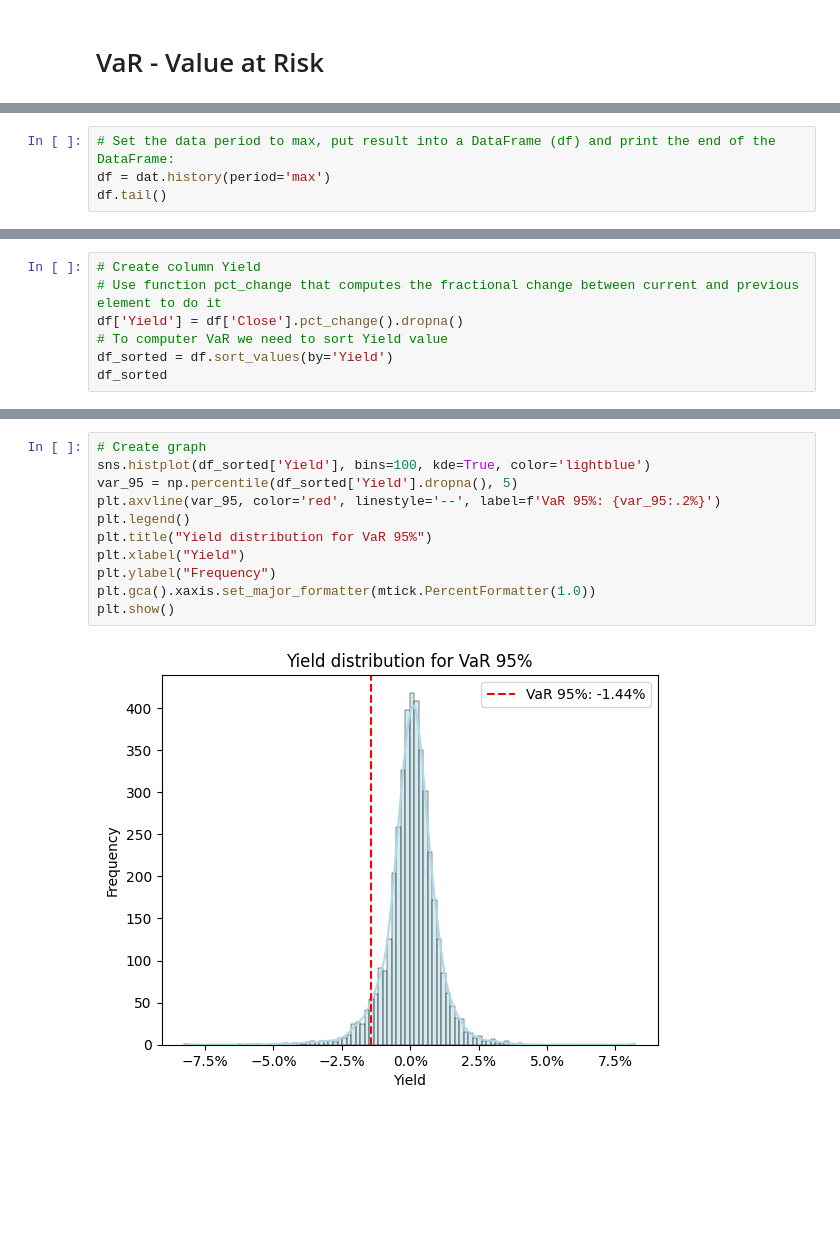
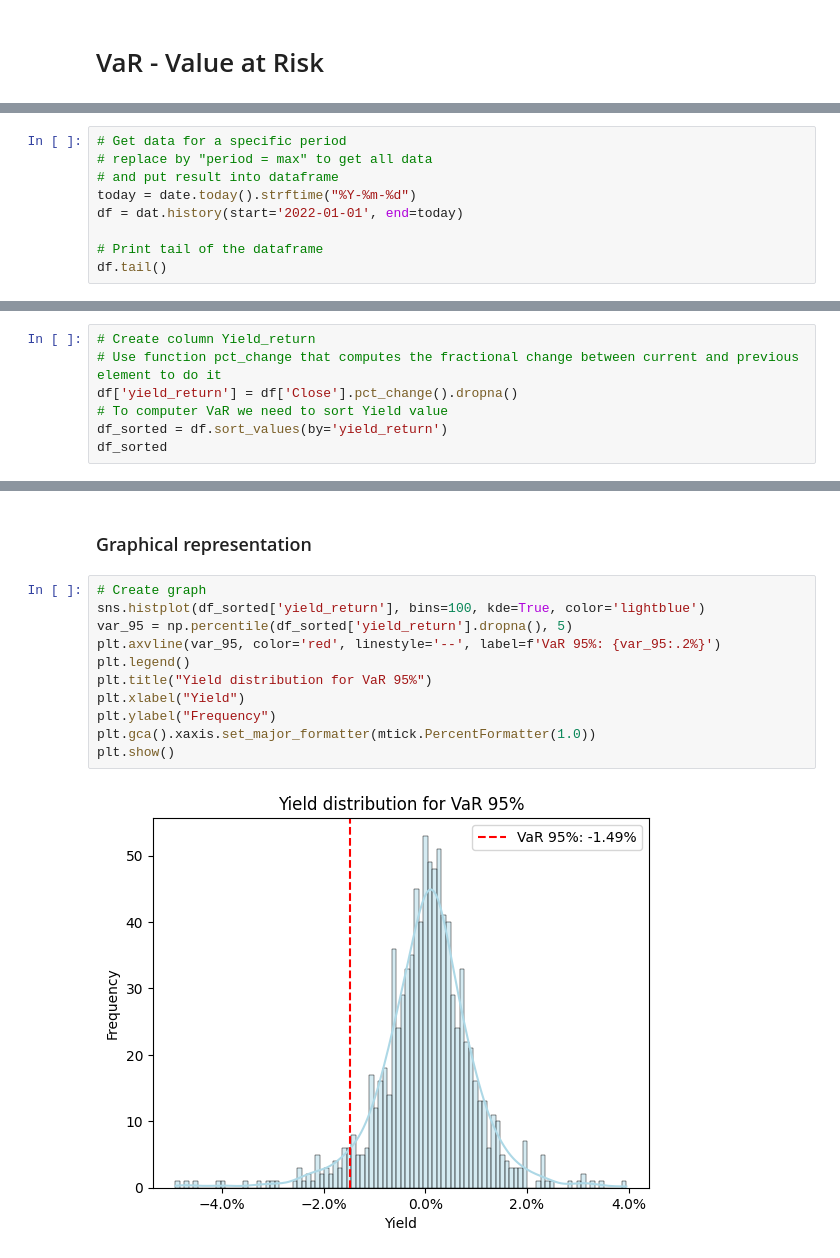
Before and after one commit to ahiru-t3ch/kitsune-finance, a Jupyter notebook: 00_var.ipynb, the cells around one changed output, grey strips where cells are left out. Saved outputs shown, nothing was run; the diff lists cells and outputs as text; blank space fills up the shorter version.

Commit message:
VaR histo manage Portfolio

```diff
--- a/00_var.ipynb
+++ b/00_var.ipynb
@@ -21,8 +29,13 @@ dat.info['longName']
 # %% [output]
 'Amundi Index Solutions - Amundi MSCI World UCITS ETF C EUR'
 # %%
-# Set the data period to max, put result into a DataFrame (df) and print the end of the DataFrame:
-df = dat.history(period='max')
+# Get data for a specific period
+# replace by "period = max" to get all data
+# and put result into dataframe
+today = date.today().strftime("%Y-%m-%d")
+df = dat.history(start='2022-01-01', end=today)
+
+# Print tail of the dataframe
 df.tail()
 # %% [output]
 |  | Open | High | Low | Close | Volume | Dividends | Stock Splits | Capital Gains |
@@ -35,8 +48,8 @@ df.tail()
 # %%
-# Create column Yield
+# Create column Yield_return
 # Use function pct_change that computes the fractional change between current and previous element to do it
-df['Yield'] = df['Close'].pct_change().dropna()
+df['yield_return'] = df['Close'].pct_change().dropna()
 # To computer VaR we need to sort Yield value
-df_sorted = df.sort_values(by='Yield')
+df_sorted = df.sort_values(by='yield_return')
 df_sorted
 # %% [output]
@@ -65,14 +93,16 @@ Meaning 95% of the time the loss will be inferior to -1.44%.
+# %% [markdown]
+### Graphical representation
 # %%
 # Create graph
-sns.histplot(df_sorted['Yield'], bins=100, kde=True, color='lightblue')
-var_95 = np.percentile(df_sorted['Yield'].dropna(), 5)
+sns.histplot(df_sorted['yield_return'], bins=100, kde=True, color='lightblue')
+var_95 = np.percentile(df_sorted['yield_return'].dropna(), 5)
 plt.axvline(var_95, color='red', linestyle='--', label=f'VaR 95%: {var_95:.2%}')
 plt.legend()
 plt.title("Yield distribution for VaR 95%")
 plt.xlabel("Yield")
 plt.ylabel("Frequency")
 plt.gca().xaxis.set_major_formatter(mtick.PercentFormatter(1.0))
 plt.show()
 # %% [output]
-[figure, old version]
+[figure, new version]
 # %% [markdown]
```
Also changed, not shown: parts of 16 cells of this notebook, 1 other file.
